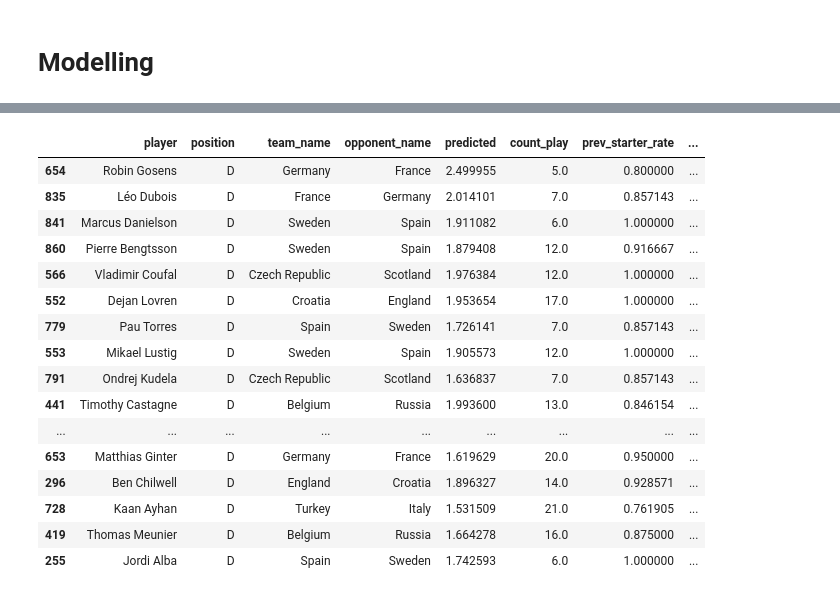
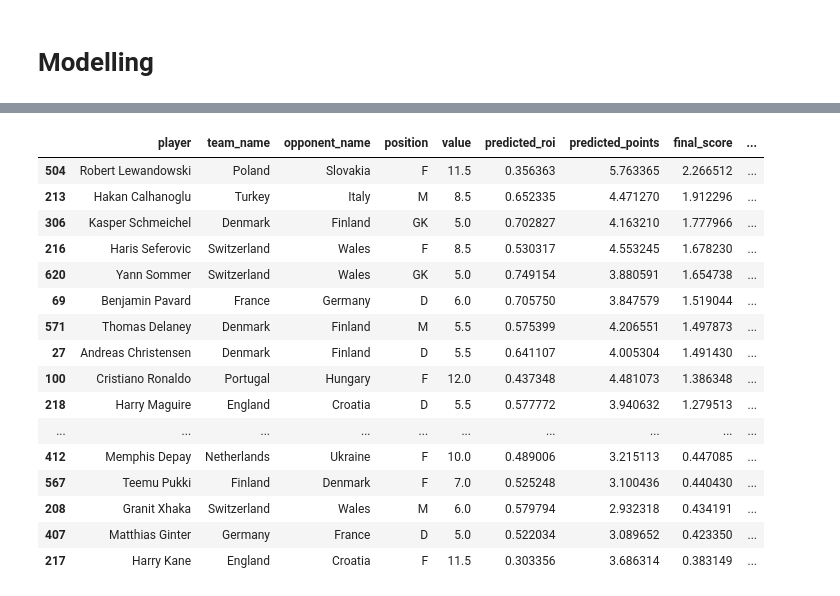
Before and after one commit to christianwbsn/moneyball, a Jupyter notebook: notebooks/2-modelling.ipynb, the cells around one changed output, grey strips where cells are left out. Cells and saved outputs as stored; diff of their text form; code cells hidden in the pictures.

```diff
--- a/notebooks/2-modelling.ipynb
+++ b/notebooks/2-modelling.ipynb
@@ -219,20 +229,0 @@ gk.head(20)
-# %%
-players[players["position"] == "D"].head(20)
-# %% [output]
-|  | player | position | team_name | opponent_name | predicted | count_play | prev_starter_rate | ... |
-| 654 | Robin Gosens | D | Germany | France | 2.499955 | 5.0 | 0.800000 | ... |
-| 835 | Léo Dubois | D | France | Germany | 2.014101 | 7.0 | 0.857143 | ... |
-| 841 | Marcus Danielson | D | Sweden | Spain | 1.911082 | 6.0 | 1.000000 | ... |
-| 860 | Pierre Bengtsson | D | Sweden | Spain | 1.879408 | 12.0 | 0.916667 | ... |
-| 566 | Vladimir Coufal | D | Czech Republic | Scotland | 1.976384 | 12.0 | 1.000000 | ... |
-| 552 | Dejan Lovren | D | Croatia | England | 1.953654 | 17.0 | 1.000000 | ... |
-| 779 | Pau Torres | D | Spain | Sweden | 1.726141 | 7.0 | 0.857143 | ... |
-| 553 | Mikael Lustig | D | Sweden | Spain | 1.905573 | 12.0 | 1.000000 | ... |
-| 791 | Ondrej Kudela | D | Czech Republic | Scotland | 1.636837 | 7.0 | 0.857143 | ... |
-| 441 | Timothy Castagne | D | Belgium | Russia | 1.993600 | 13.0 | 0.846154 | ... |
-| ... | ... | ... | ... | ... | ... | ... | ... | ... |
-| 653 | Matthias Ginter | D | Germany | France | 1.619629 | 20.0 | 0.950000 | ... |
-| 296 | Ben Chilwell | D | England | Croatia | 1.896327 | 14.0 | 0.928571 | ... |
-| 728 | Kaan Ayhan | D | Turkey | Italy | 1.531509 | 21.0 | 0.761905 | ... |
-| 419 | Thomas Meunier | D | Belgium | Russia | 1.664278 | 16.0 | 0.875000 | ... |
-| 255 | Jordi Alba | D | Spain | Sweden | 1.742593 | 6.0 | 1.000000 | ... |
@@ -238,0 +234,20 @@ players[players["position"] == "D"].head(20)
+# %%
+views.head(30)
+# %% [output]
+|  | player | team_name | opponent_name | position | value | predicted_roi | predicted_points | final_score | ... |
+| 504 | Robert Lewandowski | Poland | Slovakia | F | 11.5 | 0.356363 | 5.763365 | 2.266512 | ... |
+| 213 | Hakan Calhanoglu | Turkey | Italy | M | 8.5 | 0.652335 | 4.471270 | 1.912296 | ... |
+| 306 | Kasper Schmeichel | Denmark | Finland | GK | 5.0 | 0.702827 | 4.163210 | 1.777966 | ... |
+| 216 | Haris Seferovic | Switzerland | Wales | F | 8.5 | 0.530317 | 4.553245 | 1.678230 | ... |
+| 620 | Yann Sommer | Switzerland | Wales | GK | 5.0 | 0.749154 | 3.880591 | 1.654738 | ... |
+| 69 | Benjamin Pavard | France | Germany | D | 6.0 | 0.705750 | 3.847579 | 1.519044 | ... |
+| 571 | Thomas Delaney | Denmark | Finland | M | 5.5 | 0.575399 | 4.206551 | 1.497873 | ... |
+| 27 | Andreas Christensen | Denmark | Finland | D | 5.5 | 0.641107 | 4.005304 | 1.491430 | ... |
+| 100 | Cristiano Ronaldo | Portugal | Hungary | F | 12.0 | 0.437348 | 4.481073 | 1.386348 | ... |
+| 218 | Harry Maguire | England | Croatia | D | 5.5 | 0.577772 | 3.940632 | 1.279513 | ... |
+| ... | ... | ... | ... | ... | ... | ... | ... | ... | ... |
+| 412 | Memphis Depay | Netherlands | Ukraine | F | 10.0 | 0.489006 | 3.215113 | 0.447085 | ... |
+| 567 | Teemu Pukki | Finland | Denmark | F | 7.0 | 0.525248 | 3.100436 | 0.440430 | ... |
+| 208 | Granit Xhaka | Switzerland | Wales | M | 6.0 | 0.579794 | 2.932318 | 0.434191 | ... |
+| 407 | Matthias Ginter | Germany | France | D | 5.0 | 0.522034 | 3.089652 | 0.423350 | ... |
+| 217 | Harry Kane | England | Croatia | F | 11.5 | 0.303356 | 3.686314 | 0.383149 | ... |
```
Also changed, not shown: parts of 57 cells of this notebook, 4 other files.
